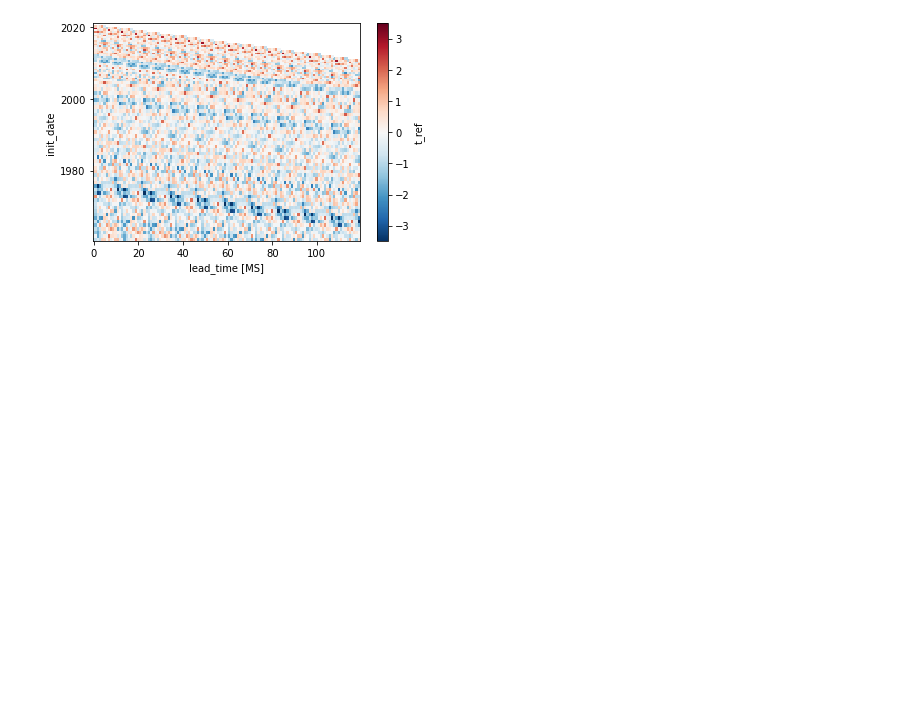
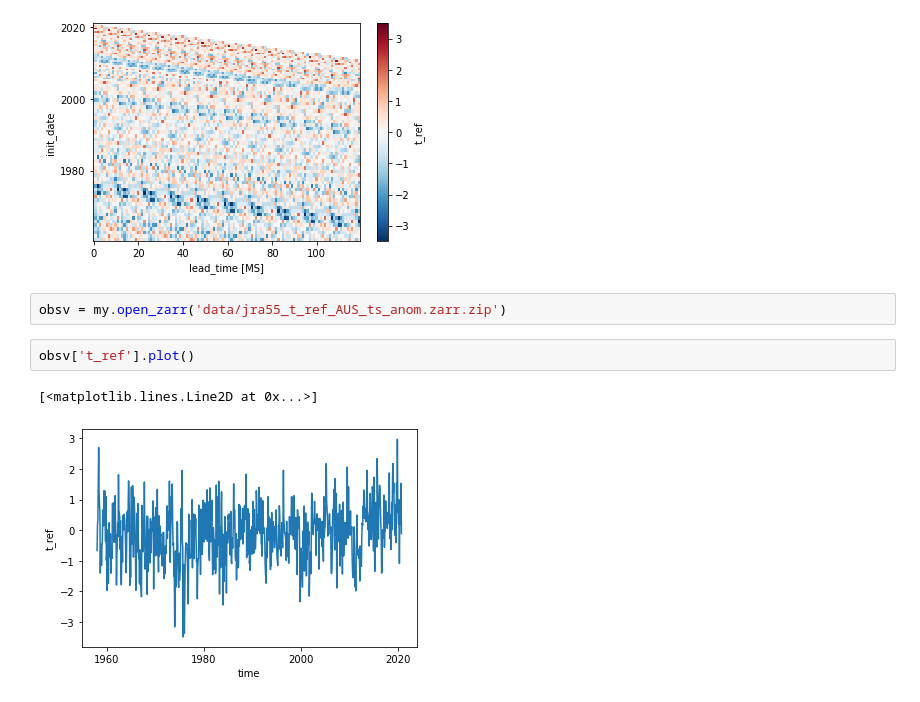
Before and after one commit to dougiesquire/hydro_tasmania, a Jupyter notebook: 2020/0.3_anomalise.ipynb, the cells around one changed output. Saved outputs shown, nothing was run; the diff lists cells and outputs as text; blank space fills up the shorter version.

```diff
--- a/2020/0.3_anomalise.ipynb
+++ b/2020/0.3_anomalise.ipynb
@@ -50,3 +59,10 @@ obsv['t_ref'].plot()
 # %% [output]
 <matplotlib.collections.QuadMesh at 0x...>
 [figure]
+# %%
+obsv = my.open_zarr('data/jra55_t_ref_AUS_ts_anom.zarr.zip')
+# %%
+obsv['t_ref'].plot()
+# %% [output]
+[<matplotlib.lines.Line2D at 0x...>]
+[figure, added]
```
Also changed, not shown: parts of 3 cells of this notebook.
